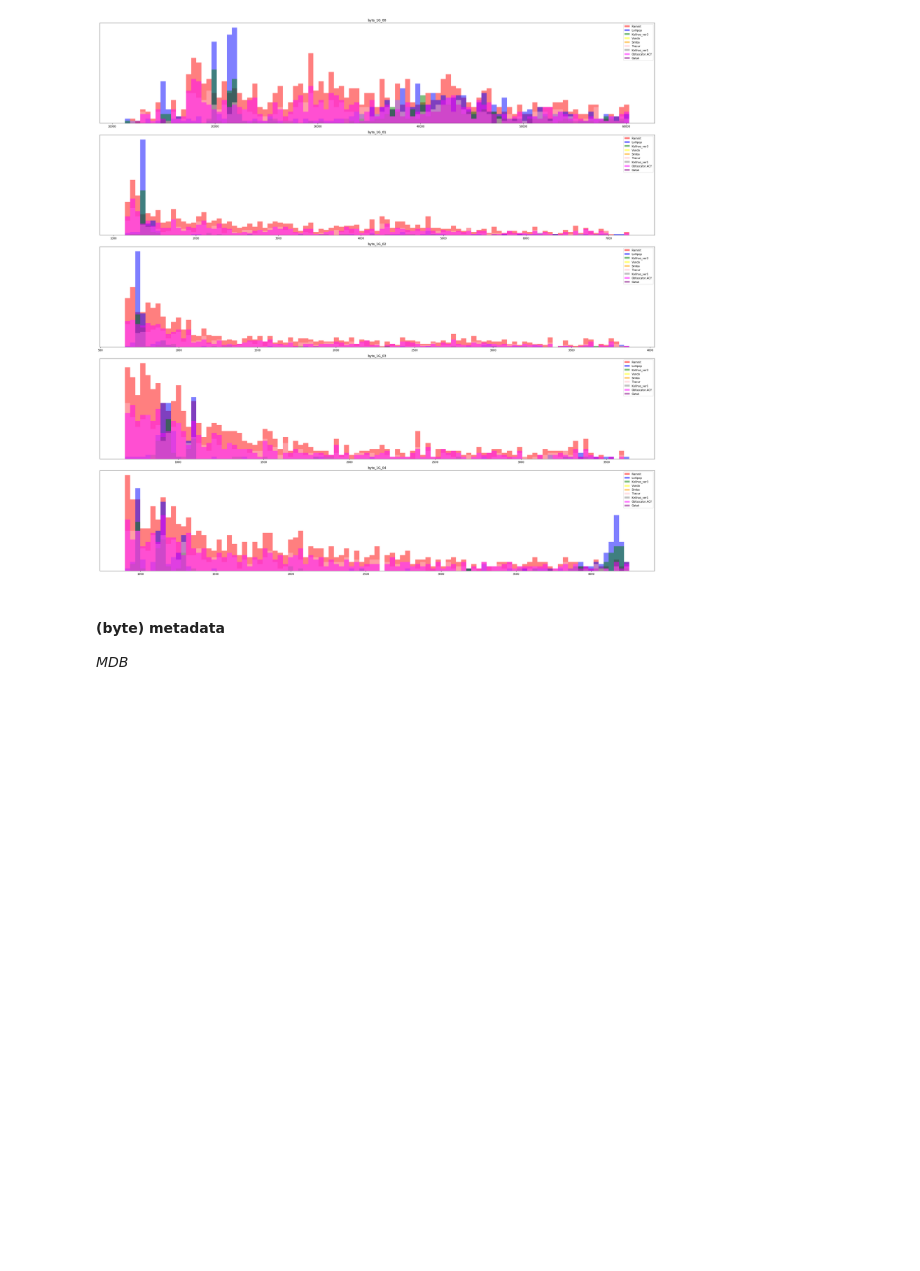
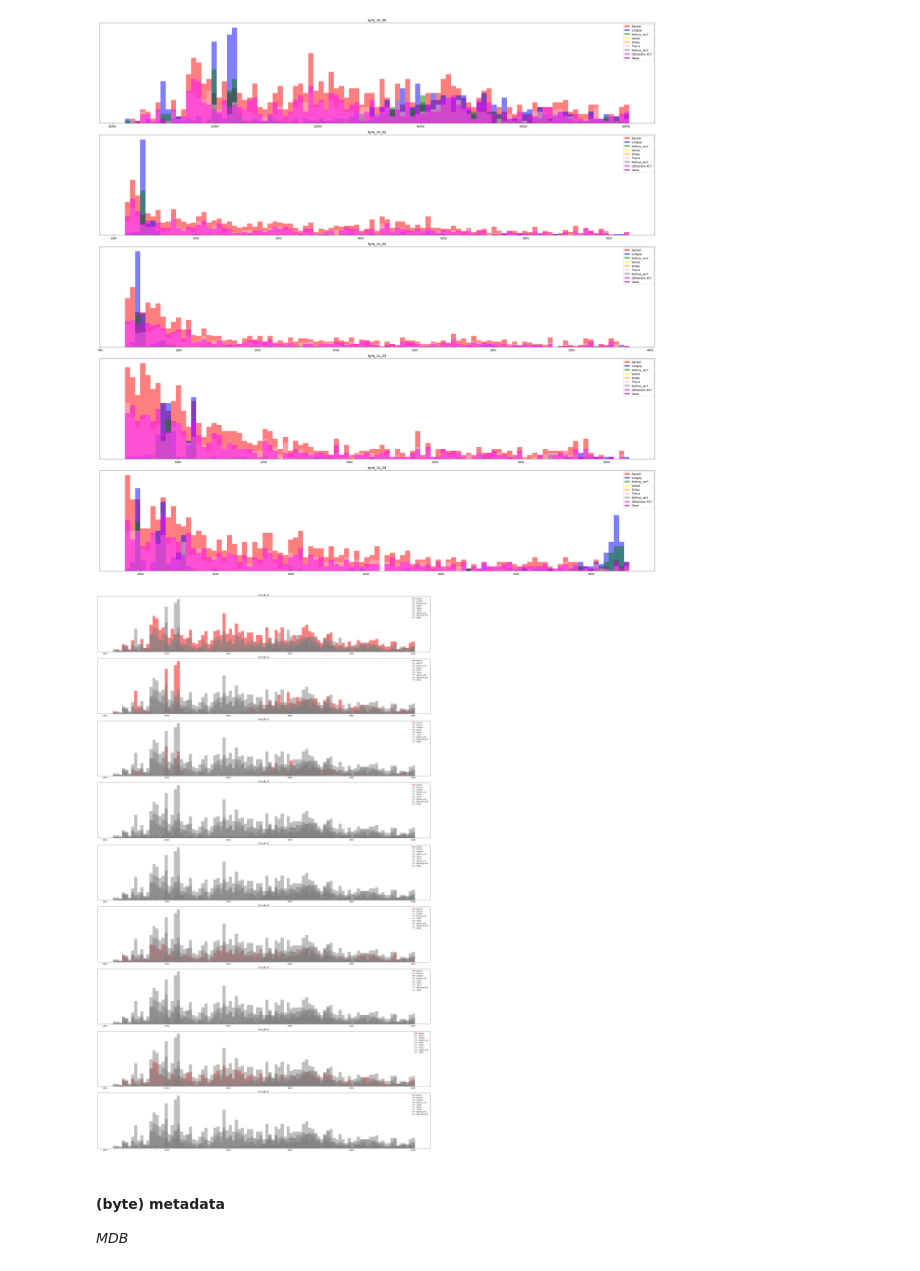
Before and after one commit to tomarga/Machine-Burning, a Jupyter notebook: [project proposal] microsoft malware classification.ipynb, the cells around one changed output. Drawn from its saved outputs; the diff is of its cells as text; code cells hidden in the pictures; blank space fills up the shorter version.

```diff
--- a/[project proposal] microsoft malware classification.ipynb
+++ b/[project proposal] microsoft malware classification.ipynb
@@ -124,7 +74,7 @@ _Features analysis_
 Kako orginalni podaci nemaju točno određene _feature_ koje bi upotrijebili u algoritmu za klasificiranje, rudarili smo podatke po uzoru na članak: [_Novel Feature Extraction, Selection and Fusion for Effective Malware Family Classification_](https://www.researchgate.net/publication/283986464_Novel_Feature_Extraction_Selection_and_Fusion_for_Effective_Malware_Family_Classification) korišteći njihov gotovi [kod](https://github.com/ManSoSec/Microsoft-Malware-Challenge) koji su objavili, uz male promjene. Kratka analiza i pregled koda može se vidjeti u _feature extraction.ipynb_.
 # %%
 # učitavanje svih značajki
-features = pd.read_csv("https://raw.githubusercontent.com/mateastanisic/lfs/master/merged_train.csv")
+features = pd.read_csv("https://raw.githubusercontent.com/mateastanisic/lfs/master/merged_all_features.csv")
 features.head()
 # %% [output]
 |  | Id | Class | byte_1G_00 | byte_1G_01 | byte_1G_02 | byte_1G_03 | byte_1G_04 | byte_1G_05 | byte_1G_06 | ... |
@@ -183,6 +188,17 @@ draw_histograms_rows_quantile( data = one_gram_features,
                               i_want_whole_range = [False]*5 )
 # %% [output]
 [figure]
+# %%
+draw_histograms_rows_quantile_one_vs_others( data = one_gram_features,
+                                             classes = classes_begining_and_end_in_features,
+                                             features = [0],
+                                             sections = 100,
+                                             no_rows = 9, no_cols = 1,
+                                             fig_x = 30, fig_y = 50,
+                                             i_want_whole_range = [False]*9,
+                                             one = [1,2,3,4,5,6,7,8,9])
+# %% [output]
+[figure, added]
 # %% [markdown]
 #### (byte) metadata
 _MDB_
```
Also changed, not shown: parts of 38 cells of this notebook, 2 other files.
